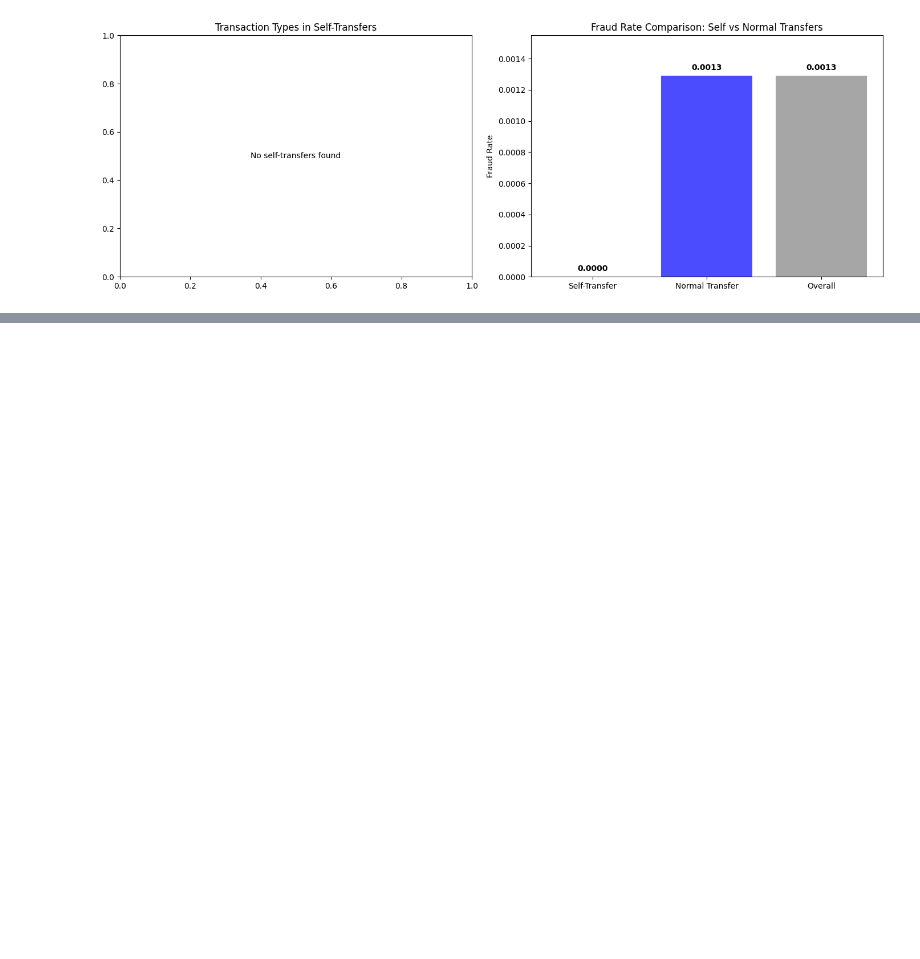
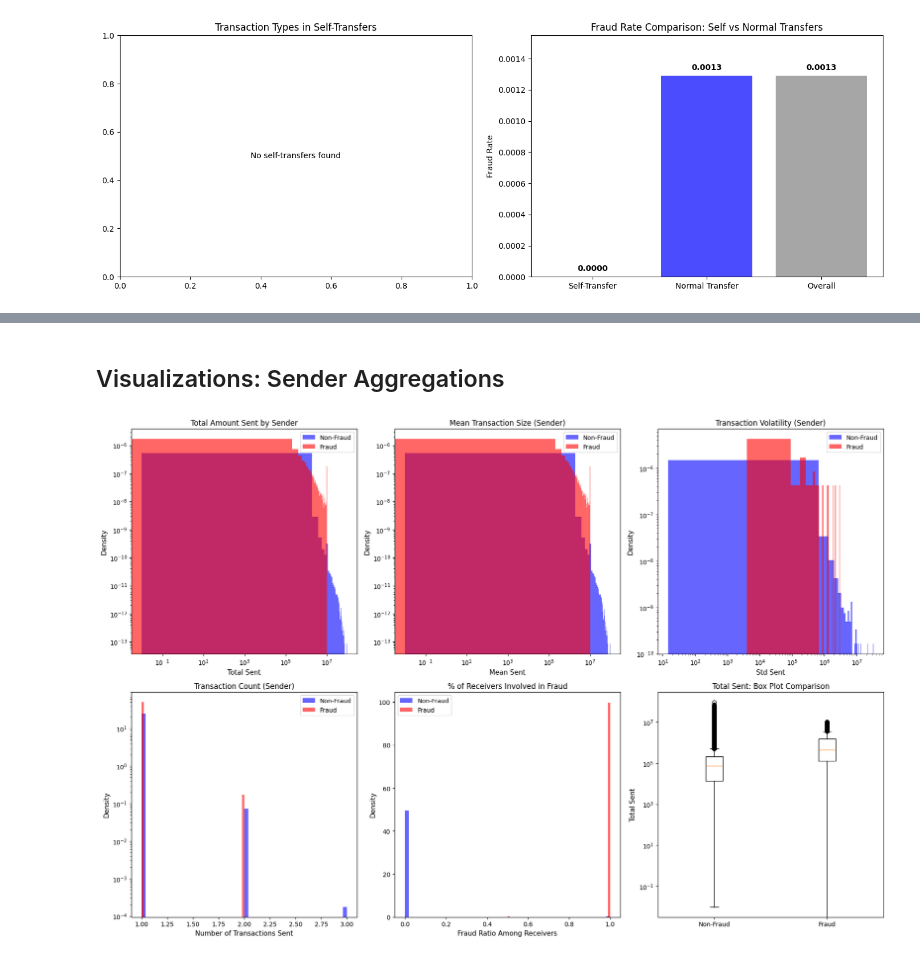
Before and after one commit to jl5045/DSA4263, a Jupyter notebook: notebooks/EDA.ipynb, the cells around one changed output, grey strips where cells are left out. Saved outputs shown, nothing was run; the diff lists cells and outputs as text; code cells hidden in the pictures; blank space fills up the shorter version.

```diff
--- a/notebooks/EDA.ipynb
+++ b/notebooks/EDA.ipynb
@@ -927,0 +1030,12 @@ if df['sameUserTransaction'].sum() > 0:
+# %%
+# Merge sender aggregations
+df = df.merge(sender_agg, on='nameOrig', how='left')
+
+# Merge receiver aggregations
+df = df.merge(receiver_agg, on='nameDest', how='left')
+
+print("DataFrame after merging aggregations:")
+print(f"Shape: {df.shape}")
+print(f"\nNew columns added: {df.shape[1] - len(df.columns) + len(sender_agg.columns) + len(receiver_agg.columns) - 2}")
+print("\nSample of new features:")
+print(df[['nameOrig', 'nameDest', 'totalSent', 'meanSent', 'numSent', 'totalReceived', 'meanReceived', 'numReceived', 'isFraud']].head(10))
@@ -927,0 +1108,65 @@ if df['sameUserTransaction'].sum() > 0:
+# %% [markdown]
+## Visualizations: Sender Aggregations
+# %%
+# Visualize sender aggregation features
+fig, axes = plt.subplots(2, 3, figsize=(18, 12))
+
+# Plot 1: Total Sent
+axes[0, 0].hist(df[df['isFraud']==0]['totalSent'].dropna(), bins=50, alpha=0.6, label='Non-Fraud', color='blue', density=True)
+axes[0, 0].hist(df[df['isFraud']==1]['totalSent'].dropna(), bins=50, alpha=0.6, label='Fraud', color='red', density=True)
+axes[0, 0].set_xlabel('Total Sent', fontsize=11)
+axes[0, 0].set_ylabel('Density', fontsize=11)
+axes[0, 0].set_title('Total Amount Sent by Sender', fontsize=12)
+axes[0, 0].set_yscale('log')
+axes[0, 0].set_xscale('log')
+axes[0, 0].legend()
+
+# Plot 2: Mean Sent
+axes[0, 1].hist(df[df['isFraud']==0]['meanSent'].dropna(), bins=50, alpha=0.6, label='Non-Fraud', color='blue', density=True)
+axes[0, 1].hist(df[df['isFraud']==1]['meanSent'].dropna(), bins=50, alpha=0.6, label='Fraud', color='red', density=True)
+axes[0, 1].set_xlabel('Mean Sent', fontsize=11)
+axes[0, 1].set_ylabel('Density', fontsize=11)
+axes[0, 1].set_title('Mean Transaction Size (Sender)', fontsize=12)
+axes[0, 1].set_yscale('log')
+axes[0, 1].set_xscale('log')
+axes[0, 1].legend()
+
+# Plot 3: Std Sent
+axes[0, 2].hist(df[df['isFraud']==0]['stdSent'].dropna(), bins=50, alpha=0.6, label='Non-Fraud', color='blue', density=True)
+axes[0, 2].hist(df[df['isFraud']==1]['stdSent'].dropna(), bins=50, alpha=0.6, label='Fraud', color='red', density=True)
+axes[0, 2].set_xlabel('Std Sent', fontsize=11)
+axes[0, 2].set_ylabel('Density', fontsize=11)
+axes[0, 2].set_title('Transaction Volatility (Sender)', fontsize=12)
+axes[0, 2].set_yscale('log')
+axes[0, 2].set_xscale('log')
+axes[0, 2].legend()
+
+# Plot 4: Number of Sent Transactions
+axes[1, 0].hist(df[df['isFraud']==0]['numSent'].dropna(), bins=50, alpha=0.6, label='Non-Fraud', color='blue', density=True)
+axes[1, 0].hist(df[df['isFraud']==1]['numSent'].dropna(), bins=50, alpha=0.6, label='Fraud', color='red', density=True)
+axes[1, 0].set_xlabel('Number of Transactions Sent', fontsize=11)
+axes[1, 0].set_ylabel('Density', fontsize=11)
+axes[1, 0].set_title('Transaction Count (Sender)', fontsize=12)
+axes[1, 0].set_yscale('log')
+axes[1, 0].legend()
+
+# Plot 5: Fraud Ratio Among Receivers
+axes[1, 1].hist(df[df['isFraud']==0]['fraudRatioAmongReceivers'].dropna(), bins=50, alpha=0.6, label='Non-Fraud', color='blue', density=True)
+axes[1, 1].hist(df[df['isFraud']==1]['fraudRatioAmongReceivers'].dropna(), bins=50, alpha=0.6, label='Fraud', color='red', density=True)
+axes[1, 1].set_xlabel('Fraud Ratio Among Receivers', fontsize=11)
+axes[1, 1].set_ylabel('Density', fontsize=11)
+axes[1, 1].set_title('% of Receivers Involved in Fraud', fontsize=12)
+axes[1, 1].legend()
+
+# Plot 6: Box plot comparison for totalSent
+box_data = [df[df['isFraud']==0]['totalSent'].dropna(),
+            df[df['isFraud']==1]['totalSent'].dropna()]
+axes[1, 2].boxplot(box_data, labels=['Non-Fraud', 'Fraud'])
+axes[1, 2].set_ylabel('Total Sent', fontsize=11)
+axes[1, 2].set_title('Total Sent: Box Plot Comparison', fontsize=12)
+axes[1, 2].set_yscale('log')
+
+plt.tight_layout()
+plt.show()
+# %% [output]
+[figure, added]
```
Also changed, not shown: parts of 20 cells of this notebook.
